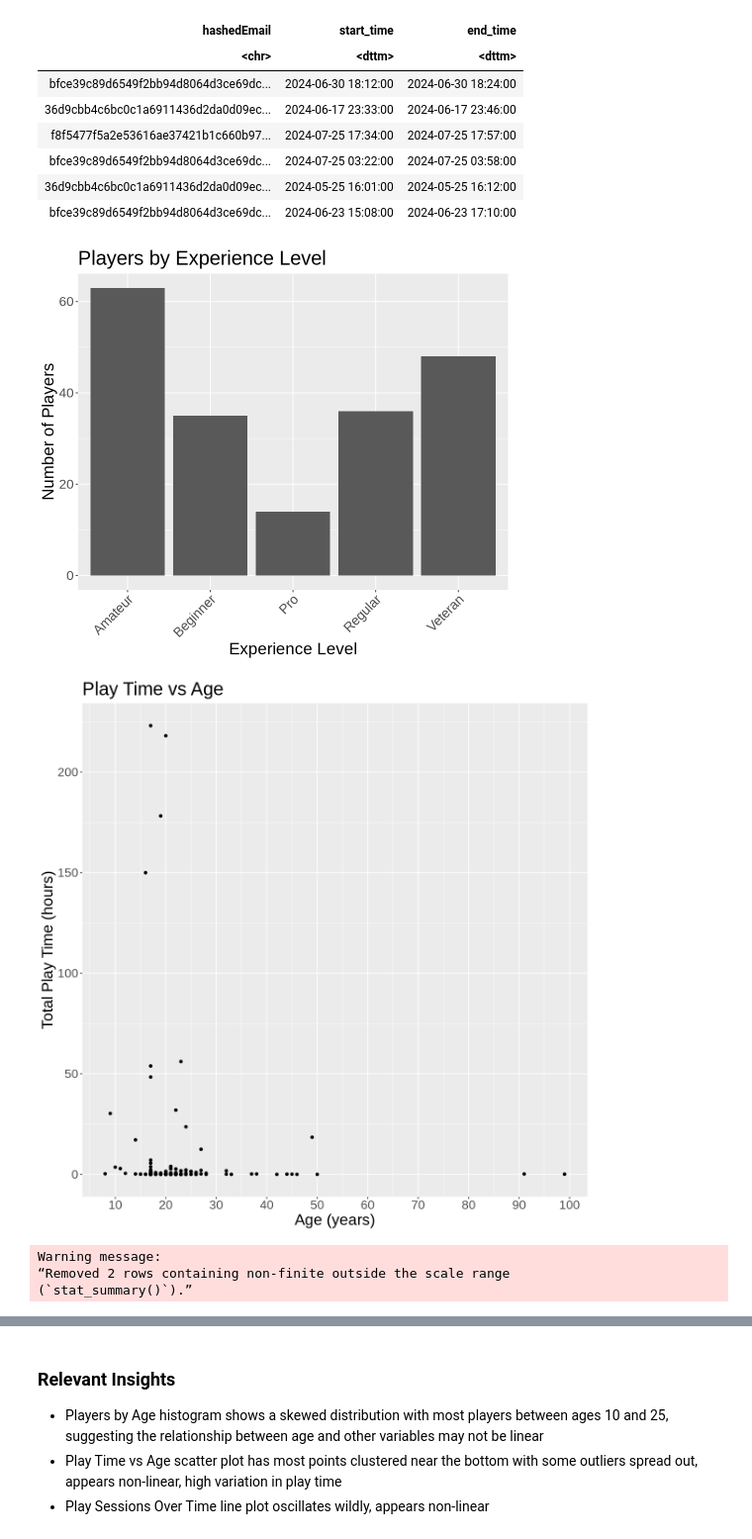
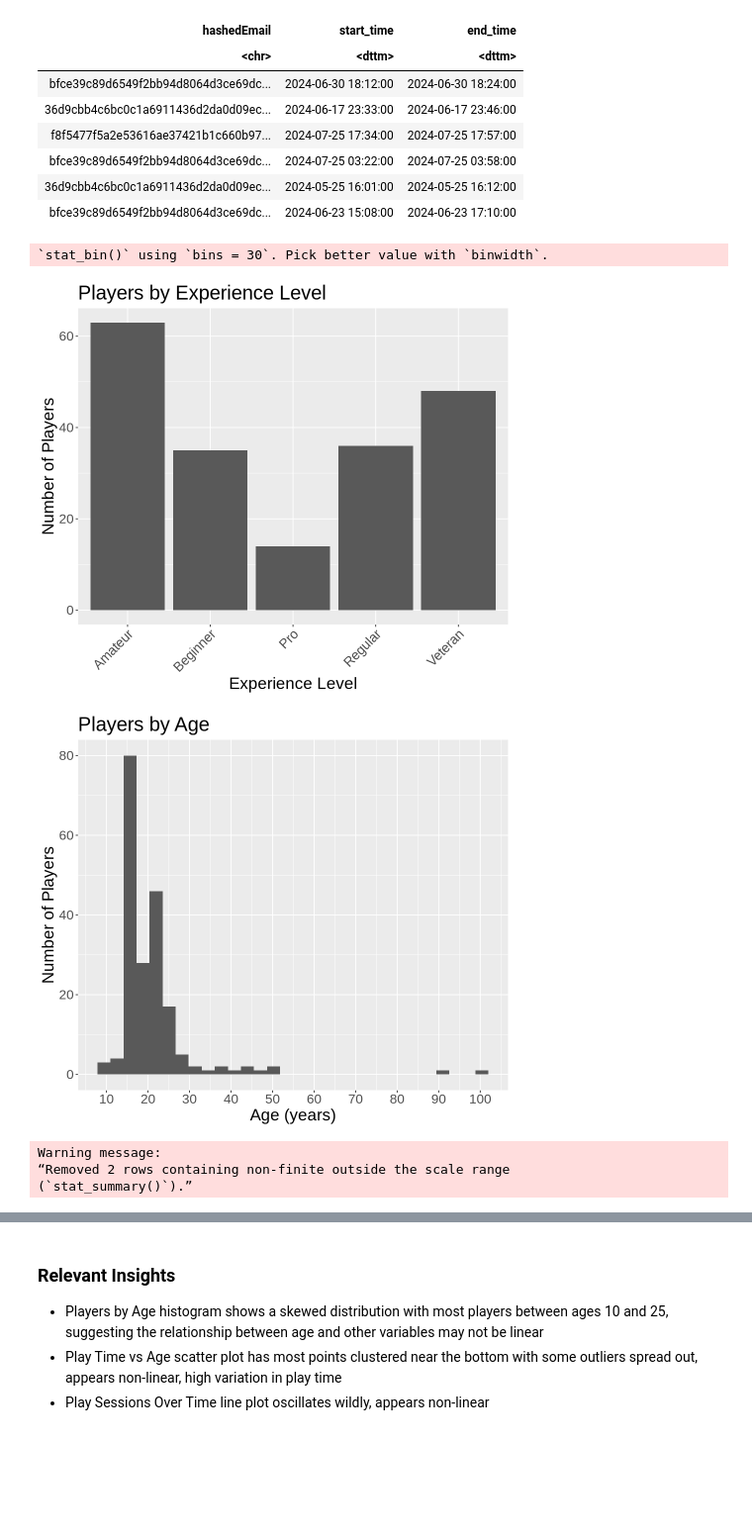
Before and after one commit to xhgchen/dsci-100-2024w1-group-008-17, a Jupyter notebook: project_final_report_008-17.ipynb, the cells around one changed output, grey strips where cells are left out. Shown at 99% size. Drawn from its saved outputs; the diff is of its cells as text; code cells hidden in the pictures; blank space fills up the shorter version.

```diff
--- a/project_final_report_008-17.ipynb
+++ b/project_final_report_008-17.ipynb
@@ -165,19 +147,20 @@ players_by_exp_plot <- ggplot(players_tidy, aes(x = experience)) +
   )
 players_by_exp_plot
 
-# Scatter plot for played hours vs age
-options(repr.plot.width = 10, repr.plot.height = 10)
-ggplot(players_tidy, aes(x = age, y = played_hours)) +
-  geom_point() +
+# Distribution of players by age plot
+# Default with 30 bins looks good
+players_by_age_plot <- ggplot(players_tidy, aes(x = age)) +
+  geom_histogram() +
   labs(
-    title = "Play Time vs Age",
+    title = "Players by Age",
     x = "Age (years)",
-    y = "Total Play Time (hours)"
+    y = "Number of Players"
   ) +
     scale_x_continuous(
     breaks = seq(0, 100, by = 10)  # set breaks at every 10 years
-  ) +
+    ) +
   theme(text = element_text(size = 20))
+players_by_age_plot
 
 # Sessions over time plot
 options(repr.plot.width = 10, repr.plot.height = 7)
@@ -193,37 +176,38 @@ sessions_time_plot <- ggplot(session_counts, aes(x = start_date, y = session_cou
     x = "Date (Day-Month-Year)",
     y = "Number of Sessions"
   ) +
   theme(
       text = element_text(size = 20),
        axis.text.x = element_text(angle = 45, hjust = 1)
        ) +
   scale_x_date(
     date_labels = "%d-%b-%Y",  # Day-Month-Year format
     date_breaks = "1 month"     # breaks every month
   )
 sessions_time_plot
 
 # Average session duration by experience level plot
 # left join using hashedEmail
 sessions_players_joined <- left_join(sessions_tidy, players_tidy, by = "hashedEmail") |>
   mutate(
     session_duration = as.numeric(difftime(end_time, start_time, units = "mins"))
   )
 
 options(repr.plot.width = 8, repr.plot.height = 7)
 avg_session_exp_plot <- ggplot(sessions_players_joined, aes(x = experience, y = session_duration)) +
   geom_bar(stat = "summary", fun = "mean") +  # mean session duration
   labs(title = "Average Session Duration by Experience Level",
        x = "Experience Level",
        y = "Average Session Duration (minutes)") +
   theme(text = element_text(size = 20))
 avg_session_exp_plot
 # %% [output]
+`stat_bin()` using `bins = 30`. Pick better value with `binwidth`.
 [figure]
-[figure, old version]
+[figure, new version]
-Warning message:
-“Removed 2 rows containing non-finite outside the scale range
-(`stat_summary()`).”
+Warning message:
+“Removed 2 rows containing non-finite outside the scale range
+(`stat_summary()`).”
 [figure]
 [figure]
 # %%
```
Also changed, not shown: parts of 2 cells of this notebook.
